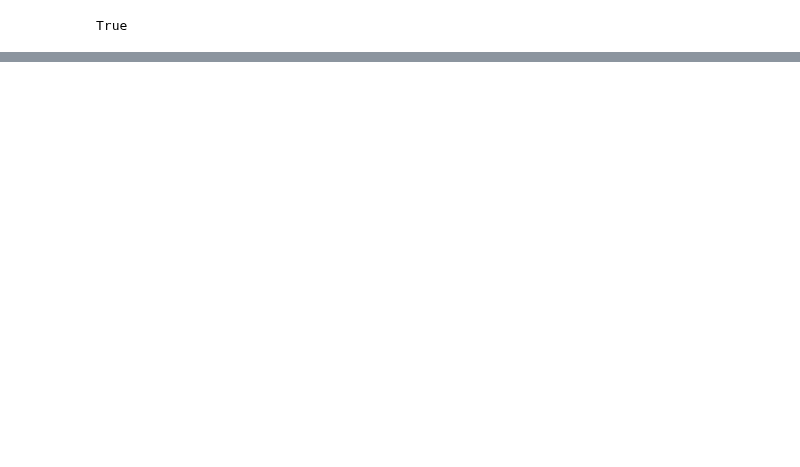
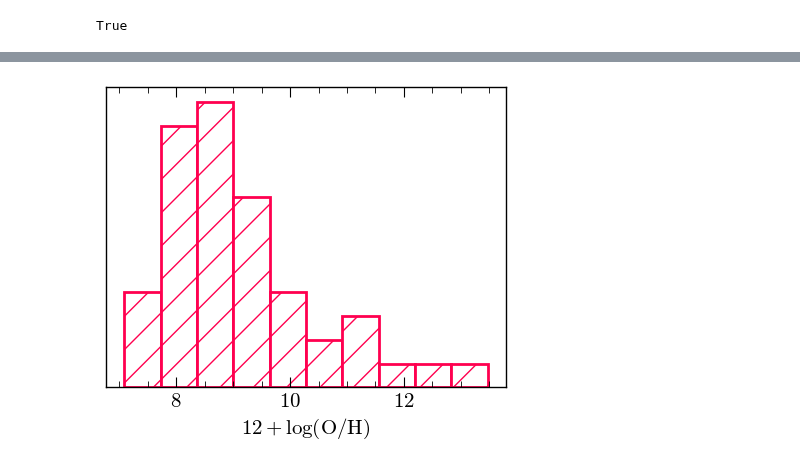
Before and after one commit to 0hardytom/eelgs, a Jupyter notebook: notebooks/week5-6/result_plotter.ipynb, the cells around one changed output, grey strips where cells are left out. Cells and saved outputs as stored; diff of their text form; code cells hidden in the pictures; blank space fills up the shorter version.

```diff
--- a/notebooks/week5-6/result_plotter.ipynb
+++ b/notebooks/week5-6/result_plotter.ipynb
@@ -312,0 +319,9 @@ plt.scatter(np.log10(tab['R23']),np.log10(o23))
+# %%
+fig, ax = pf.create_plot()
+ax.hist(tab['Z_dir'], lw=2, density=True, edgecolor='#ff004f', hatch="/", facecolor='white')
+pf.fix_plot([ax])
+ax.set_yticks([])
+ax.set_xlabel(r'$12+\log(\mathrm{O/H})$')
+fig.savefig(f'figs/metallicity.png', dpi=600, bbox_inches='tight')
+# %% [output]
+[figure, added]
```
Also changed, not shown: parts of 13 cells of this notebook, 4 other files.
